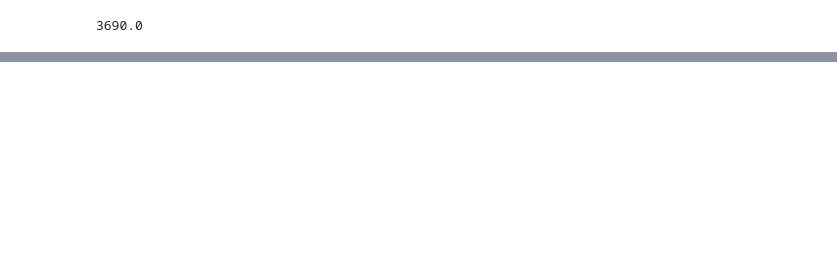
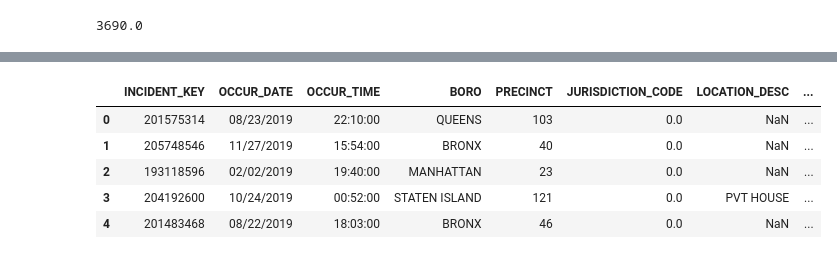
Before and after one commit to Vatakill/JupyterNotebooksR, a Jupyter notebook: pandos.ipynb, the cells around one changed output, grey strips where cells are left out. Cells and saved outputs as stored; diff of their text form; code cells hidden in the pictures; blank space fills up the shorter version.

```diff
--- a/pandos.ipynb
+++ b/pandos.ipynb
@@ -923,0 +1169,49 @@ SyntaxError: invalid syntax (1628953839.py, line 3)
+# %%
+#NYPD failas:
+#Su vizualizacija:
+# Kurios valandos, kurie paros metai buvo pavojingiausi susišaudymų prasme?
+#A) Kuriose valandose mirtinų susišaudymų kiekis buvo didžiausias?
+#B) Kuriose valandose procentinis mirtinų susišaudymų kiekis yra didžiausias?
+#Ar A ir B valandos sutampa, arne?
+
+DfNYPD = pd.read_csv('NYPD_Shooting.csv', sep=';')
+DfNYPD.head(5)
+
+
+
+
+
+#Su life-exp.csv:
+#Nuskaitykite failą
+#Suraskite vidutinę, minimalią, maksimalią gyvenimo trukmę Lietuvai,
+# Latvijai, Švedijai, Vokietijai
+# Padarykite, jog vartotojas galėtų įvesti, kokios šalies
+# duomenis reikia išvesti
+#Bonus - .plot() vizualizacija tokių duomenų:
+# gyvenimo trukmė kiekvienais metais Lietuvai ir vartotojo įvestai šaliai
+
+
+#Su life-exp.csv:
+#atrinkite su .query() į naują lentelę tik 2019 metų duomenis.
+# Toliau naudojama tik naujoji lentelė
+# Suraskite vidutinę gyvenimo trukmę
+# Suskirstykite valstybes į ilgaamžes ir ne
+# jei gyvenimo trukmė mažiau nei vidurkis - neilgaamžė
+# jei didesnė - ilgaamžė.
+# Kiek buvo valstybių ilgaamžių, neilgaamžių?
+
+#Su Dar su life-exp.csv:
+#Nuskaitykite failą
+#Suraskite vidutinę, minimalią, maksimalią gyvenimo trukmę Lietuvai,
+# Latvijai, Švedijai, Vokietijai
+# Padarykite, jog vartotojas galėtų įvesti, kokios šalies
+# duomenis reikia išvesti
+#Bonus - .plot() vizualizacija tokių duomenų:
+# gyvenimo trukmė kiekvienais metais Lietuvai ir vartotojo įvestai šaliai
+# %% [output]
+|  | INCIDENT_KEY | OCCUR_DATE | OCCUR_TIME | BORO | PRECINCT | JURISDICTION_CODE | LOCATION_DESC | ... |
+| 0 | 201575314 | 08/23/2019 | 22:10:00 | QUEENS | 103 | 0.0 | NaN | ... |
+| 1 | 205748546 | 11/27/2019 | 15:54:00 | BRONX | 40 | 0.0 | NaN | ... |
+| 2 | 193118596 | 02/02/2019 | 19:40:00 | MANHATTAN | 23 | 0.0 | NaN | ... |
+| 3 | 204192600 | 10/24/2019 | 00:52:00 | STATEN ISLAND | 121 | 0.0 | PVT HOUSE | ... |
+| 4 | 201483468 | 08/22/2019 | 18:03:00 | BRONX | 46 | 0.0 | NaN | ... |
```
Also changed, not shown: parts of 12 cells of this notebook, 1 other file.
